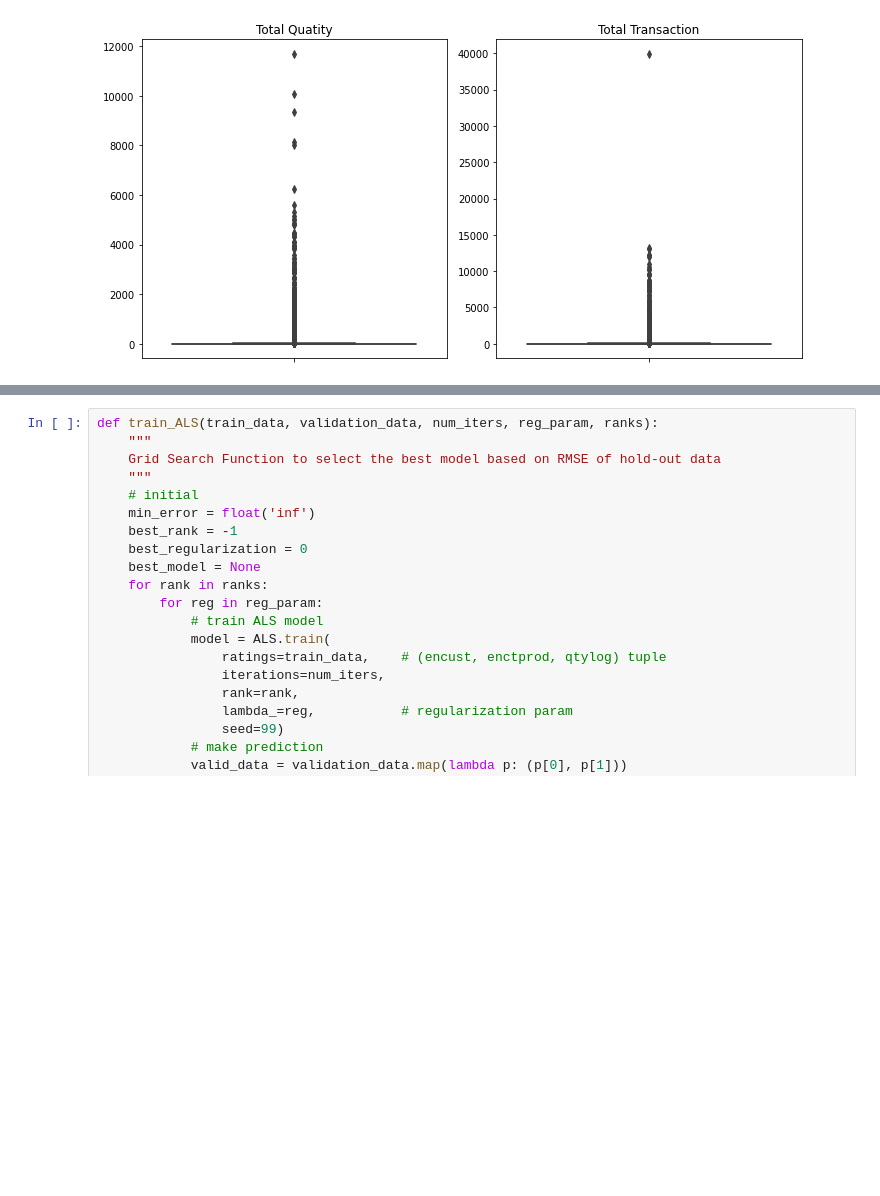
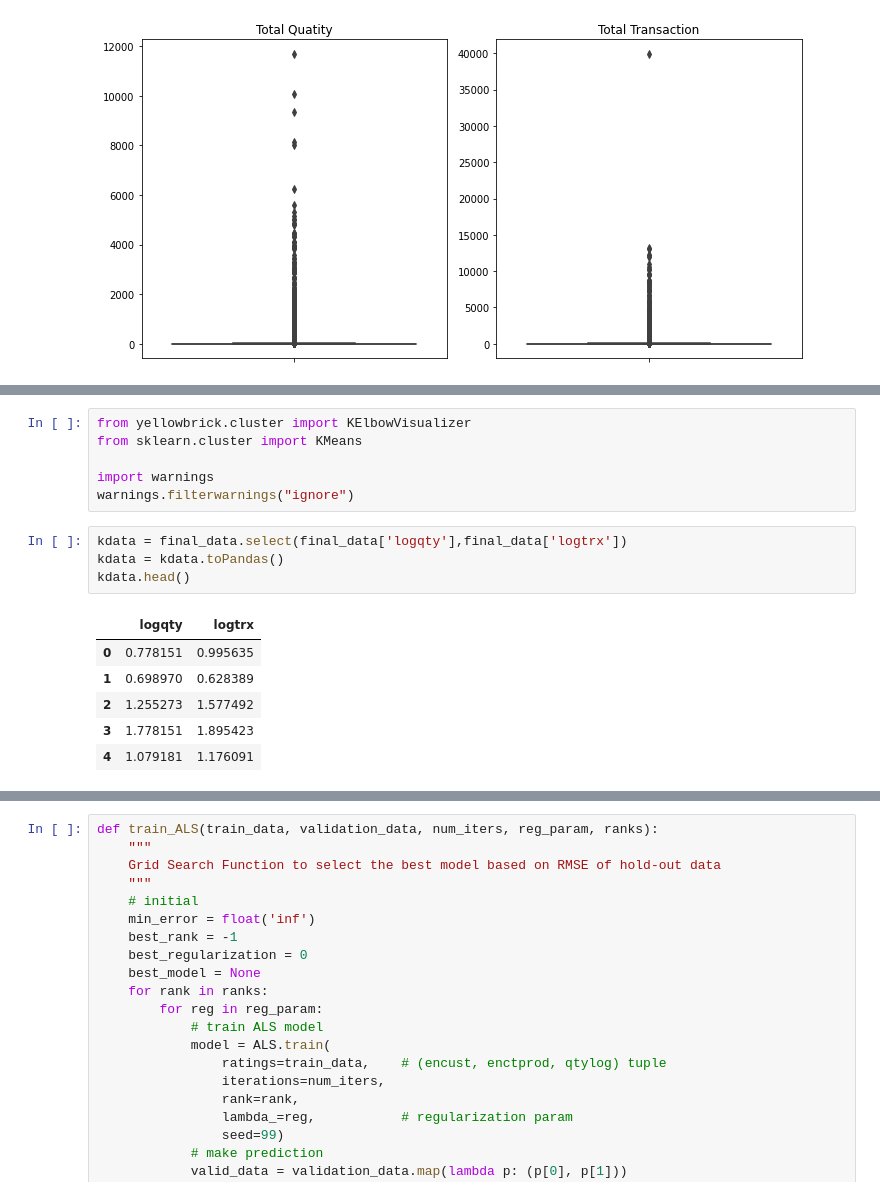
Before and after one commit to yodialfa/Segmentation_Recomendation, a Jupyter notebook: ProductRecommendation.ipynb, the cells around one changed output, grey strips where cells are left out. Cells and saved outputs as stored; diff of their text form; blank space fills up the shorter version.

```diff
--- a/ProductRecommendation.ipynb
+++ b/ProductRecommendation.ipynb
@@ -532,0 +576,17 @@ df_cost
+# %%
+from yellowbrick.cluster import KElbowVisualizer
+from sklearn.cluster import KMeans
+
+import warnings
+warnings.filterwarnings("ignore")
+# %%
+kdata = final_data.select(final_data['logqty'],final_data['logtrx'])
+kdata = kdata.toPandas()
+kdata.head()
+# %% [output]
+|  | logqty | logtrx |
+| 0 | 0.778151 | 0.995635 |
+| 1 | 0.698970 | 0.628389 |
+| 2 | 1.255273 | 1.577492 |
+| 3 | 1.778151 | 1.895423 |
+| 4 | 1.079181 | 1.176091 |
```
Also changed, not shown: parts of 58 cells of this notebook.
